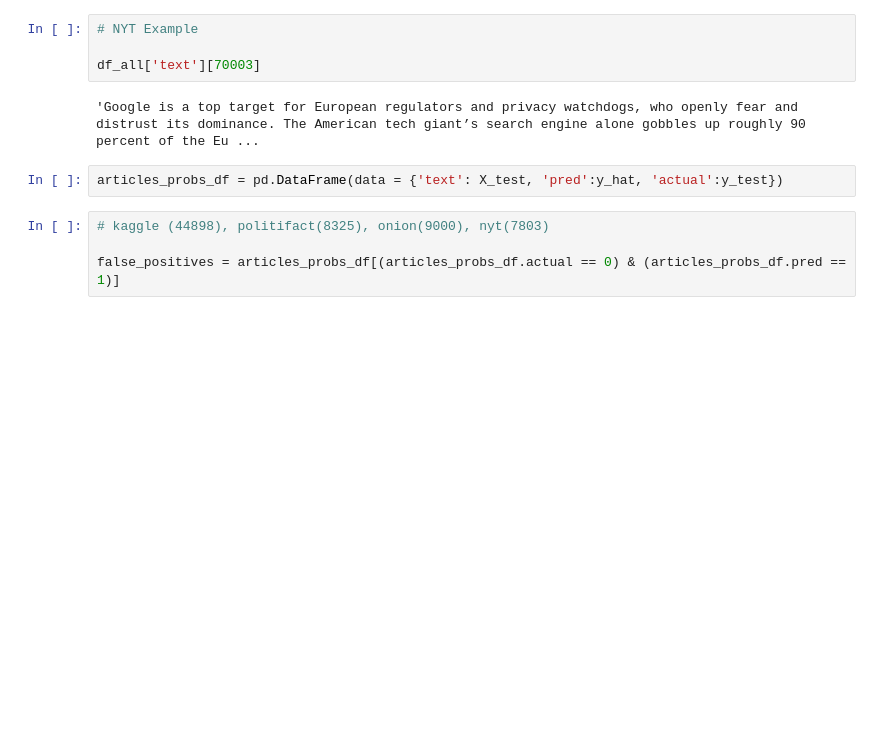
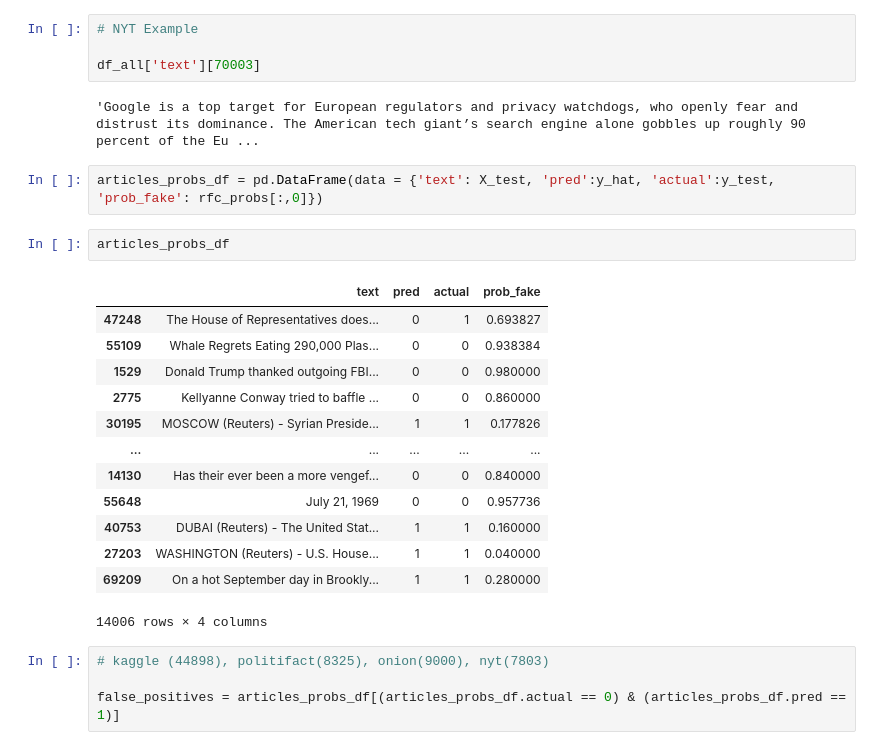
Before and after one commit to benkarlsberg/NLP-Model-Predicting-Fake-News-Probability, a Jupyter notebook: model_testing.ipynb, the cells around one changed output. Cells and saved outputs as stored; diff of their text form; blank space fills up the shorter version.

```diff
--- a/model_testing.ipynb
+++ b/model_testing.ipynb
@@ -928,7 +928,23 @@ df_all['text'][70003]
 # %% [output]
 'Google is a top target for European regulators and privacy watchdogs, who openly fear and distrust its dominance. The American tech giant’s search engine alone gobbles up roughly 90 percent of the Eu ...
 # %%
-articles_probs_df = pd.DataFrame(data = {'text': X_test, 'pred':y_hat, 'actual':y_test})
+articles_probs_df = pd.DataFrame(data = {'text': X_test, 'pred':y_hat, 'actual':y_test, 'prob_fake': rfc_probs[:,0]})
+# %%
+articles_probs_df
+# %% [output]
+|  | text | pred | actual | prob_fake |
+| 47248 | The House of Representatives does... | 0 | 1 | 0.693827 |
+| 55109 | Whale Regrets Eating 290,000 Plas... | 0 | 0 | 0.938384 |
+| 1529 | Donald Trump thanked outgoing FBI... | 0 | 0 | 0.980000 |
+| 2775 | Kellyanne Conway tried to baffle ... | 0 | 0 | 0.860000 |
+| 30195 | MOSCOW (Reuters) - Syrian Preside... | 1 | 1 | 0.177826 |
+| ... | ... | ... | ... | ... |
+| 14130 | Has their ever been a more vengef... | 0 | 0 | 0.840000 |
+| 55648 | July 21, 1969 | 0 | 0 | 0.957736 |
+| 40753 | DUBAI (Reuters) - The United Stat... | 1 | 1 | 0.160000 |
+| 27203 | WASHINGTON (Reuters) - U.S. House... | 1 | 1 | 0.040000 |
+| 69209 | On a hot September day in Brookly... | 1 | 1 | 0.280000 |
+14006 rows × 4 columns
 # %%
 # kaggle (44898), politifact(8325), onion(9000), nyt(7803)
 
```
Also changed, not shown: parts of 5 cells of this notebook.
